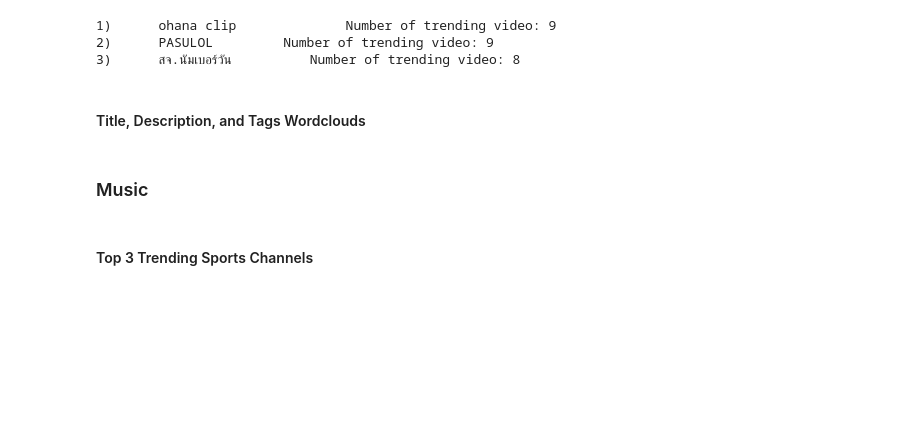
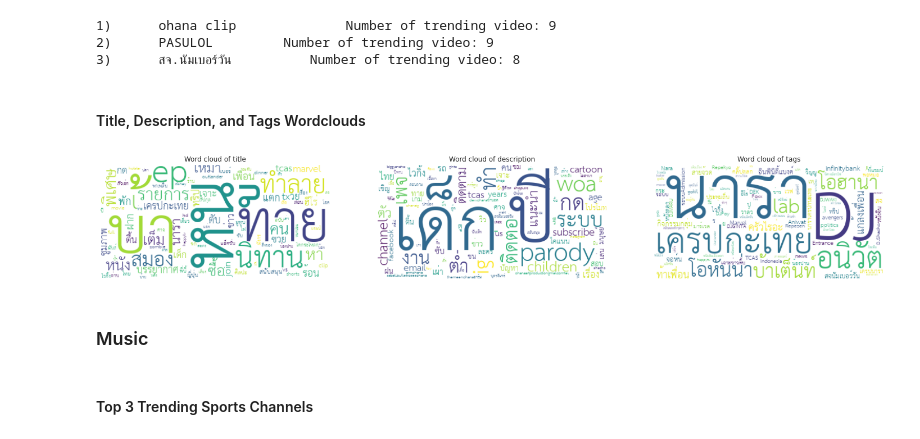
Before and after one commit to tontan2545/2143488-Big-Data-AI-Final-Project, a Jupyter notebook: analysis.ipynb, the cells around one changed output. Cells and saved outputs as stored; diff of their text form; code cells hidden in the pictures; blank space fills up the shorter version.

```diff
--- a/analysis.ipynb
+++ b/analysis.ipynb
@@ -431,3 +431,7 @@ get_top_three_channel(comedy_df)
+# %%
+get_word_clouds(comedy_df)
+# %% [output]
+[figure, added]
 # %% [markdown]
 ### Music
 # %%
```
Also changed, not shown: parts of 16 cells of this notebook.
